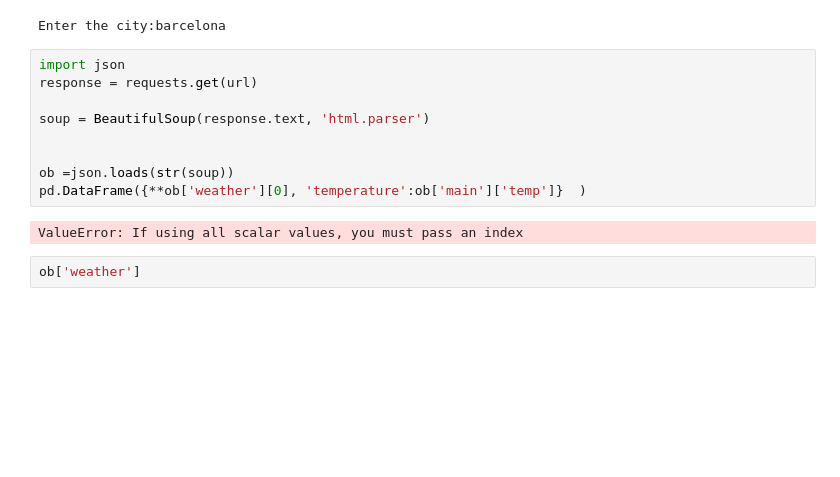
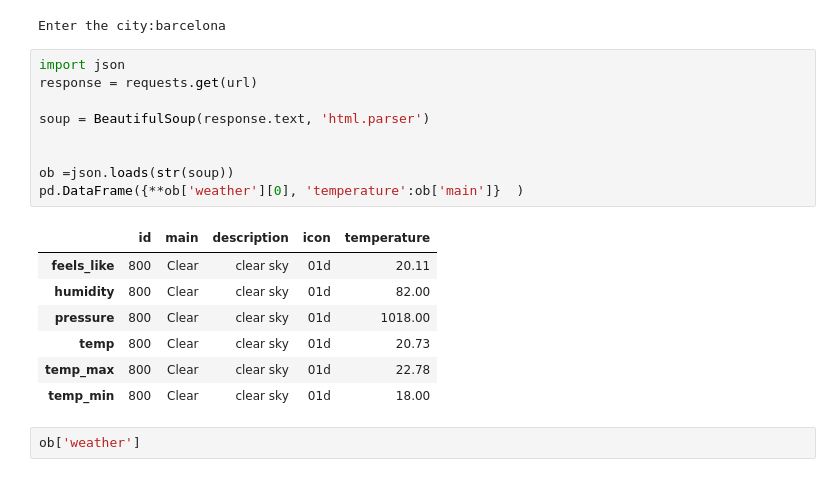
Before and after one commit to miguelgimenezgimenez/datamad0820, a Jupyter notebook: module-1/lab-web-scraping/your-code/main.ipynb, the cells around one changed output. Cells and saved outputs as stored; diff of their text form; blank space fills up the shorter version.

Commit message:
add weather

```diff
--- a/module-1/lab-web-scraping/your-code/main.ipynb
+++ b/module-1/lab-web-scraping/your-code/main.ipynb
@@ -524,14 +524,20 @@ Enter the city:barcelona
 # %%
 import json
 response = requests.get(url)
 
 soup = BeautifulSoup(response.text, 'html.parser')
 
 
 ob =json.loads(str(soup))
-pd.DataFrame({**ob['weather'][0], 'temperature':ob['main']['temp']}  )
+pd.DataFrame({**ob['weather'][0], 'temperature':ob['main']}  )
 # %% [output]
-ValueError: If using all scalar values, you must pass an index
+|  | id | main | description | icon | temperature |
+| feels_like | 800 | Clear | clear sky | 01d | 20.11 |
+| humidity | 800 | Clear | clear sky | 01d | 82.00 |
+| pressure | 800 | Clear | clear sky | 01d | 1018.00 |
+| temp | 800 | Clear | clear sky | 01d | 20.73 |
+| temp_max | 800 | Clear | clear sky | 01d | 22.78 |
+| temp_min | 800 | Clear | clear sky | 01d | 18.00 |
 # %%
 ob['weather']
 # %% [output]
```
